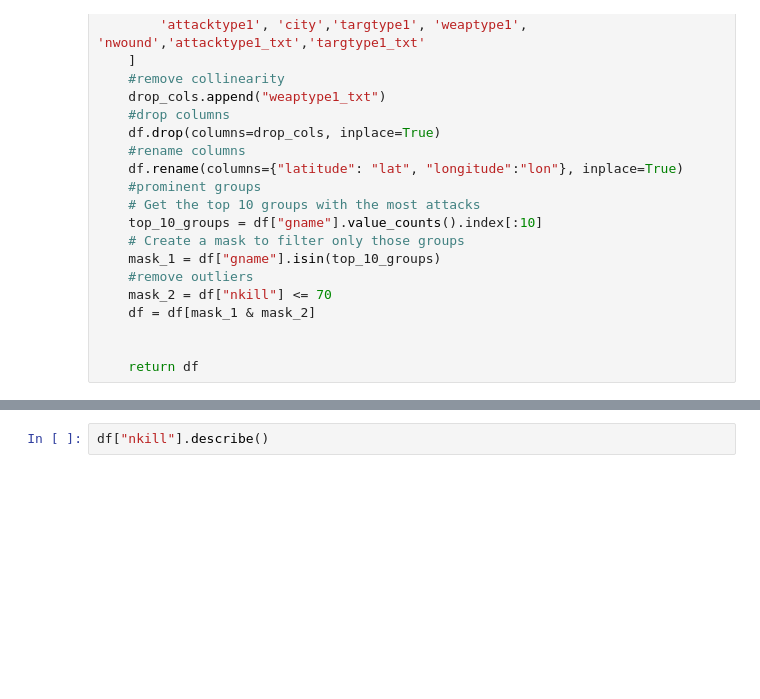
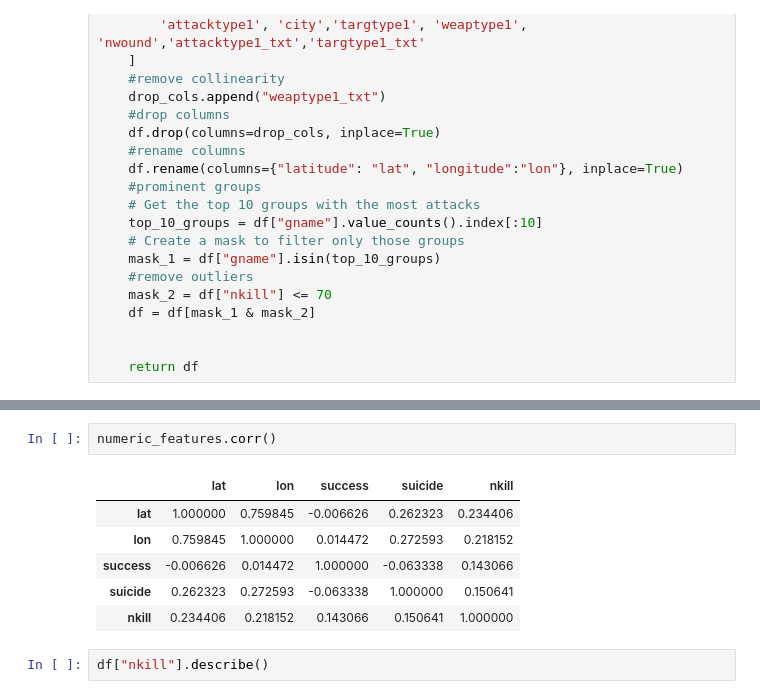
Before and after one commit to pabrokim/Terrorism-in-Nigeria, a Jupyter notebook: terror_data.ipynb, the cells around one changed output, grey strips where cells are left out. Cells and saved outputs as stored; diff of their text form; blank space fills up the shorter version.

```diff
--- a/terror_data.ipynb
+++ b/terror_data.ipynb
@@ -54,3 +74,12 @@ The Shape of dataframe: (4106, 9)
+# %%
+numeric_features.corr()
+# %% [output]
+|  | lat | lon | success | suicide | nkill |
+| lat | 1.000000 | 0.759845 | -0.006626 | 0.262323 | 0.234406 |
+| lon | 0.759845 | 1.000000 | 0.014472 | 0.272593 | 0.218152 |
+| success | -0.006626 | 0.014472 | 1.000000 | -0.063338 | 0.143066 |
+| suicide | 0.262323 | 0.272593 | -0.063338 | 1.000000 | 0.150641 |
+| nkill | 0.234406 | 0.218152 | 0.143066 | 0.150641 | 1.000000 |
 # %%
 df["nkill"].describe()
 # %% [output]
```
Also changed, not shown: parts of 2 cells of this notebook.
